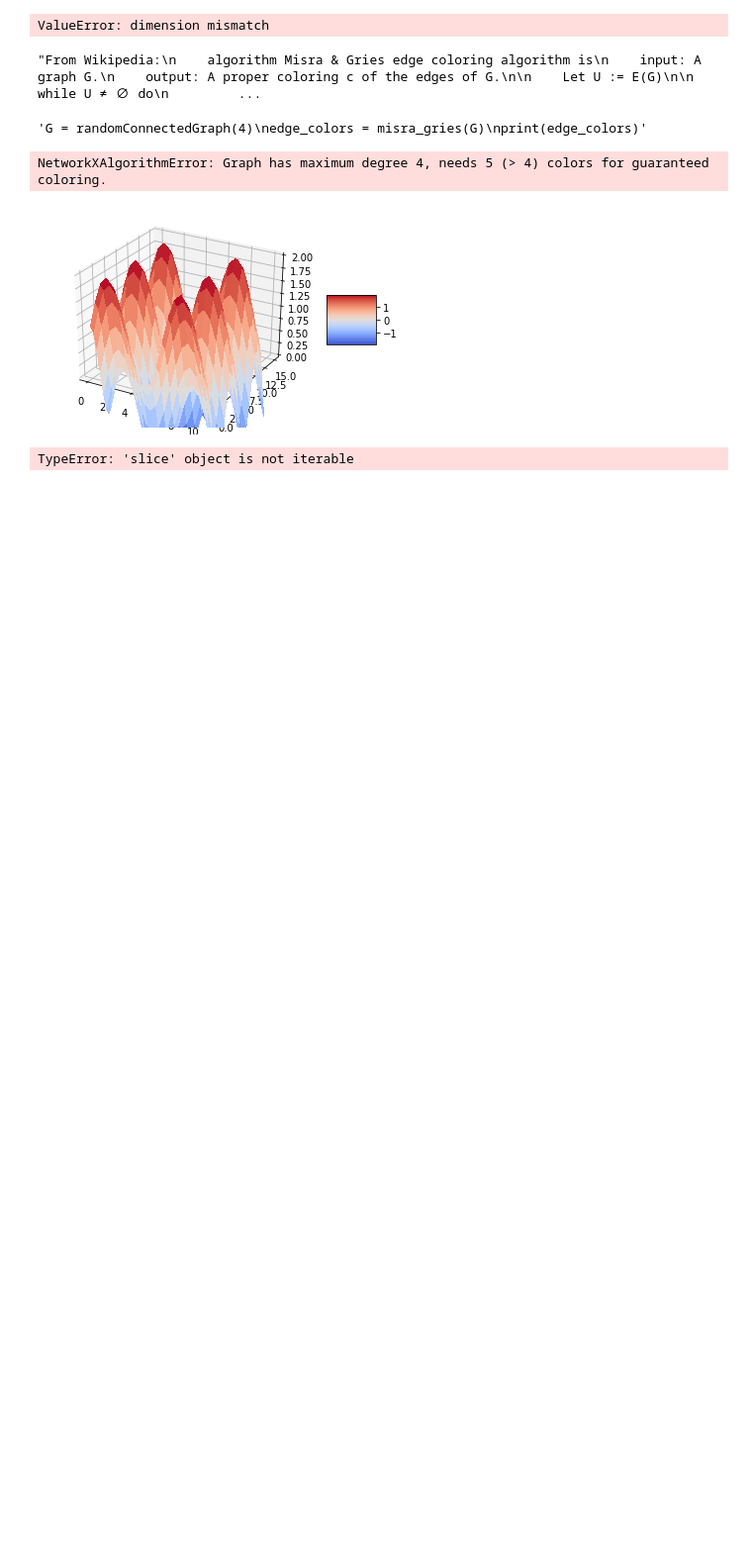
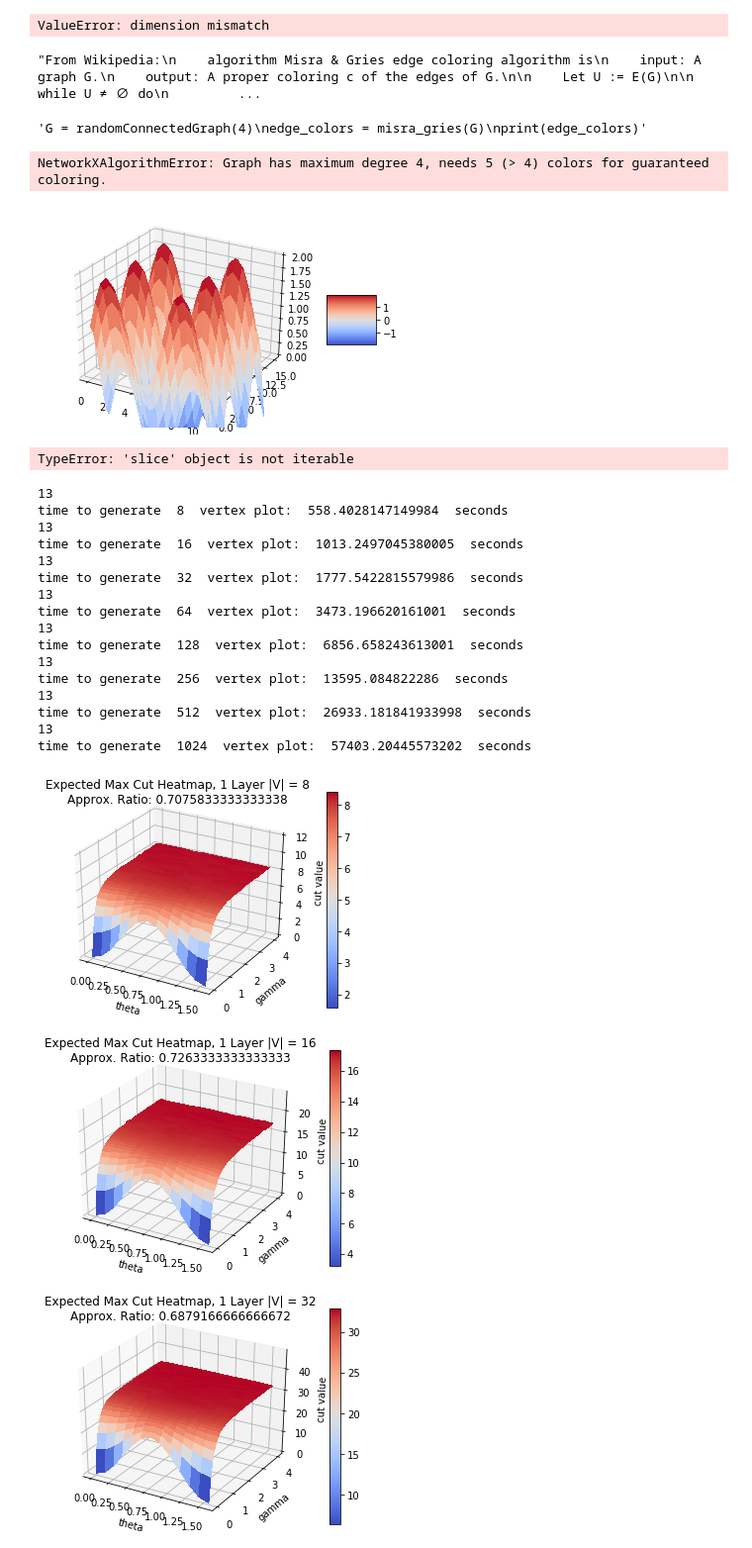
Before and after one commit to zmorrell/ReversibleCircuit, a Jupyter notebook: ReversibleCircuit.ipynb, the cells around one changed output. Shown at 99% size. Cells and saved outputs as stored; diff of their text form; code cells hidden in the pictures; blank space fills up the shorter version.

```diff
--- a/ReversibleCircuit.ipynb
+++ b/ReversibleCircuit.ipynb
@@ -1201,3 +1303,40 @@ for x in slice(.5,10.5,1.5):
     print(x)
 # %% [output]
 TypeError: 'slice' object is not iterable
+# %%
+Gpow2 = dict()
+bounds = [(0,np.pi/2), (0,4)]#using 2pi for gamma since it saturates above ~5, and it makes a □ grid
+Ns = [13,40]
+numshots = 1000
+
+##|V| == 2**i
+
+for i in range(3,11):
+    tic = time.perf_counter()
+    Gpow2[i] = randomConnectedGraph(2**i)
+    fig = plotThetaGammaHeatmap(Gpow2[i],numshots,bounds,Ns)
+    filename = 'figures/Gpow2MaxCut' + str(i) + '.png'
+    fig.savefig(filename)
+    writeGraph(Gpow2[i],'graphs/Gpow2PlotGraph'+str(i)+'.adjlist')
+    toc = time.perf_counter()
+    print("time to generate ", 2**i, " vertex plot: ", toc - tic, " seconds")
+# %% [output]
+13
+time to generate  8  vertex plot:  558.4028147149984  seconds
+13
+time to generate  16  vertex plot:  1013.2497045380005  seconds
+13
+time to generate  32  vertex plot:  1777.5422815579986  seconds
+13
+time to generate  64  vertex plot:  3473.196620161001  seconds
+13
+time to generate  128  vertex plot:  6856.658243613001  seconds
+13
+time to generate  256  vertex plot:  13595.084822286  seconds
+13
+time to generate  512  vertex plot:  26933.181841933998  seconds
+13
+time to generate  1024  vertex plot:  57403.20445573202  seconds
+[figure, added]
+[figure, added]
+[figure, added]
```
Also changed, not shown: parts of 15 cells of this notebook.
